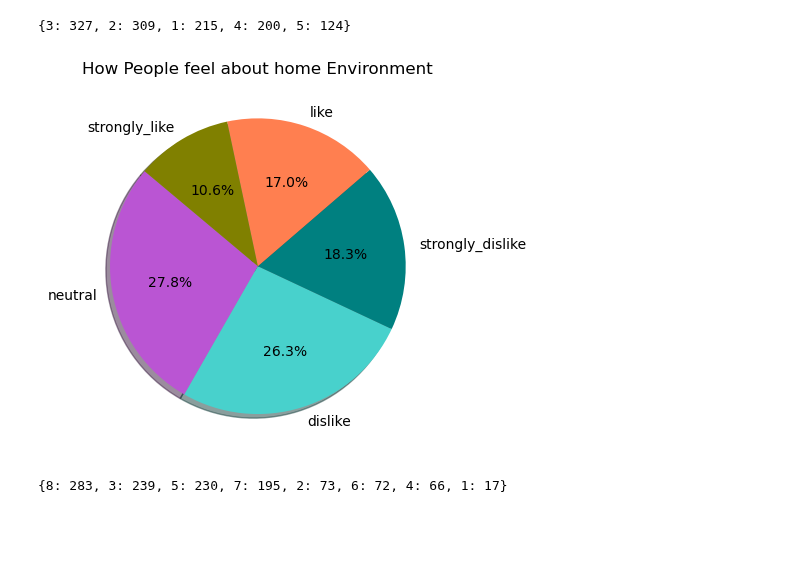
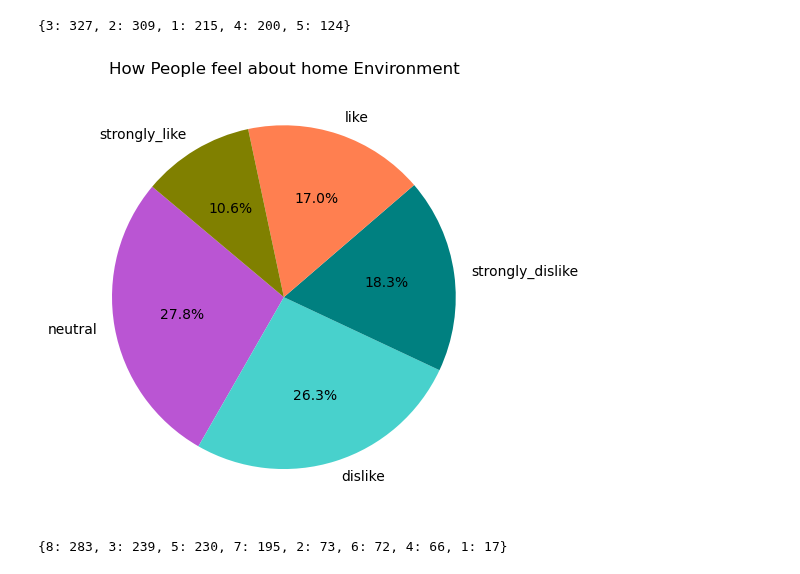
Before and after one commit to AayushiDaliparthi/Project_1_uoft, a Jupyter notebook: sharu.ipynb, the cells around one changed output. Saved outputs shown, nothing was run; the diff lists cells and outputs as text; code cells hidden in the pictures; blank space fills up the shorter version.

```diff
--- a/sharu.ipynb
+++ b/sharu.ipynb
@@ -119,27 +119,28 @@ dict(home_envir)
 # %%
 # Create a pie chart
 
 colors = ["mediumorchid","mediumturquoise","teal","coral","olive"]
 labels = []
 size = []
 
 for x,y in home_envir.items():
     if x == 1:
         labels.append("strongly_dislike")
     if x == 2:
         labels.append("dislike")
     if x == 3:
         labels.append("neutral")
     if x == 4:
         labels.append("like")
     if x == 5:
         labels.append("strongly_like")
     size.append(y)
 
 #plot pie chart
 
-plt.pie(size,labels = labels,colors=colors,autopct="%1.1f%%",shadow=True, startangle=140)
+plt.pie(size,labels = labels,colors=colors,autopct="%1.1f%%",shadow=False, startangle=140)
 plt.title("How People feel about home Environment")
+plt.tight_layout()
 plt.show()
 # %% [output]
-[figure, old version]
+[figure, new version]
```
Also changed, not shown: parts of 4 cells of this notebook.
